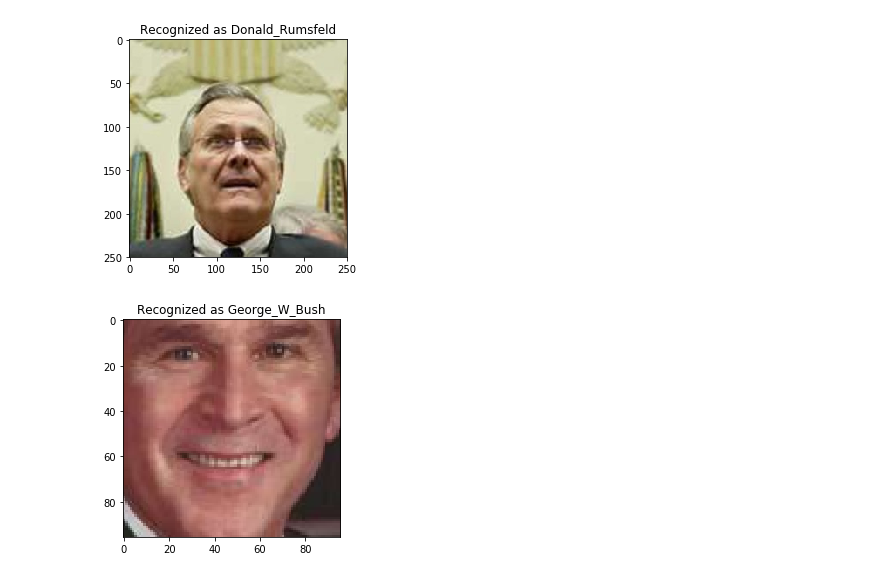
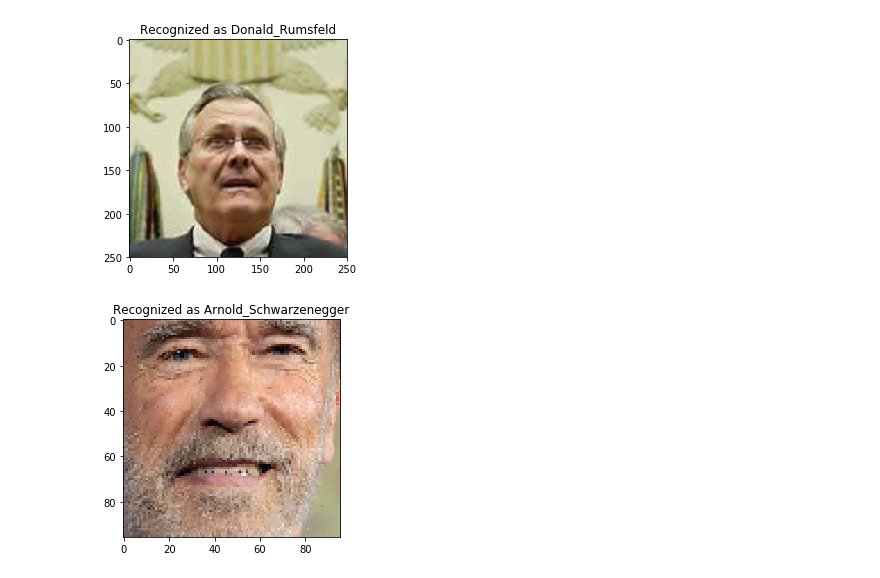
Before and after one commit to Subhraj07/Machine_Learning_Models, a Jupyter notebook: MLpractice/CEREBRINOCS/FD_test.ipynb, the cells around one changed output. Drawn from its saved outputs; the diff is of its cells as text; code cells hidden in the pictures.

```diff
--- a/MLpractice/CEREBRINOCS/FD_test.ipynb
+++ b/MLpractice/CEREBRINOCS/FD_test.ipynb
@@ -897,7 +897,7 @@ Text(0.5, 1.0, 'Recognized as Donald_Rumsfeld')
 [figure]
 # %%
 def predict_image(img):
-  img = load_image('/content/drive/My Drive/TF_Model/images/jb.jpg')
+  img = load_image(img)
   img = align_image(img)
   # scale RGB values to interval [0,1]
   img = (img / 255.).astype(np.float32)
@@ -908,6 +908,6 @@ def predict_image(img):
   plt.imshow(img)
   plt.title(f'Recognized as {example_identity}')
 # %%
-predict_image('/content/drive/My Drive/TF_Model/images/jb.jpg')
+predict_image('/content/drive/My Drive/TF_Model/images/AS.jpg')
 # %% [output]
-[figure, old version]
+[figure, new version]
```
